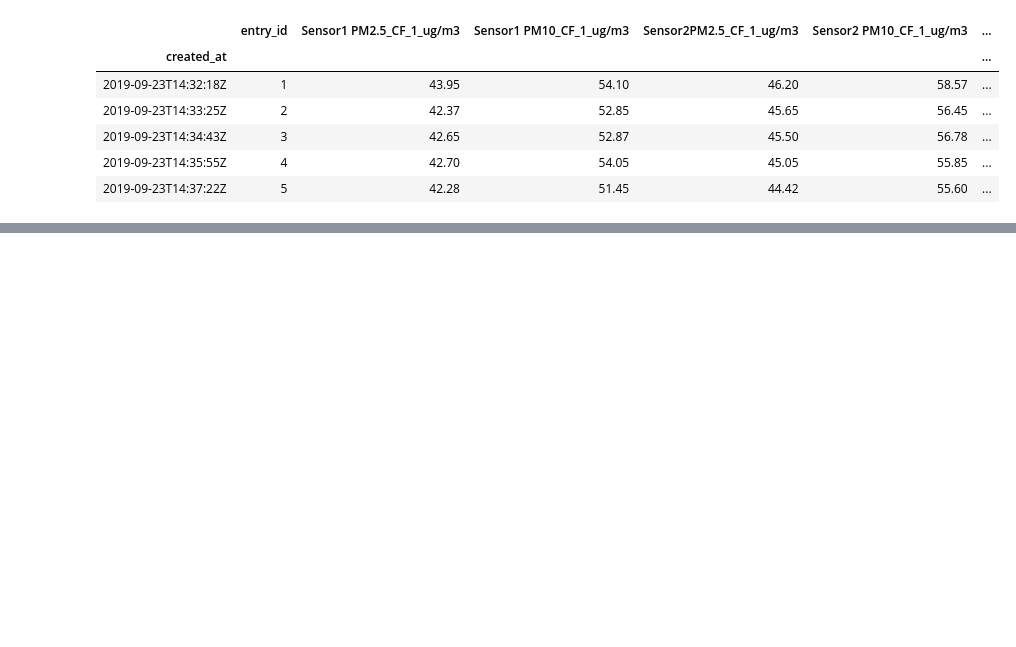
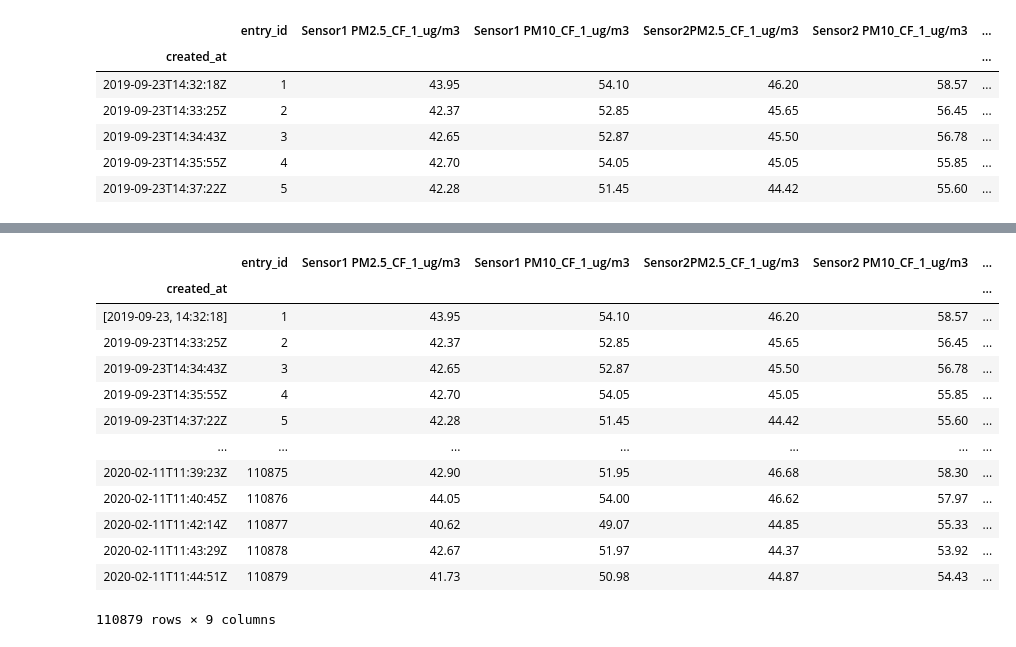
Before and after one commit to DennisReddyhoff/AirQo, a Jupyter notebook: APIs/PullAllData.ipynb, the cells around one changed output, grey strips where cells are left out. Cells and saved outputs as stored; diff of their text form; code cells hidden in the pictures; blank space fills up the shorter version.

```diff
--- a/APIs/PullAllData.ipynb
+++ b/APIs/PullAllData.ipynb
@@ -26,0 +28,18 @@ feeds.tail()
+# %%
+feeds.rename(
+    {"2019-09-23T14:32:18Z": "2019-09-23T14:32:18Z"[:-1].split("T")}, axis=0)
+# %% [output]
+|  | entry_id | Sensor1 PM2.5_CF_1_ug/m3 | Sensor1 PM10_CF_1_ug/m3 | Sensor2PM2.5_CF_1_ug/m3 | Sensor2 PM10_CF_1_ug/m3 | ... |
+| created_at |  |  |  |  |  | ... |
+| [2019-09-23, 14:32:18] | 1 | 43.95 | 54.10 | 46.20 | 58.57 | ... |
+| 2019-09-23T14:33:25Z | 2 | 42.37 | 52.85 | 45.65 | 56.45 | ... |
+| 2019-09-23T14:34:43Z | 3 | 42.65 | 52.87 | 45.50 | 56.78 | ... |
+| 2019-09-23T14:35:55Z | 4 | 42.70 | 54.05 | 45.05 | 55.85 | ... |
+| 2019-09-23T14:37:22Z | 5 | 42.28 | 51.45 | 44.42 | 55.60 | ... |
+| ... | ... | ... | ... | ... | ... | ... |
+| 2020-02-11T11:39:23Z | 110875 | 42.90 | 51.95 | 46.68 | 58.30 | ... |
+| 2020-02-11T11:40:45Z | 110876 | 44.05 | 54.00 | 46.62 | 57.97 | ... |
+| 2020-02-11T11:42:14Z | 110877 | 40.62 | 49.07 | 44.85 | 55.33 | ... |
+| 2020-02-11T11:43:29Z | 110878 | 42.67 | 51.97 | 44.37 | 53.92 | ... |
+| 2020-02-11T11:44:51Z | 110879 | 41.73 | 50.98 | 44.87 | 54.43 | ... |
+110879 rows × 9 columns
```
Also changed, not shown: parts of 17 cells of this notebook, 3 other files.
